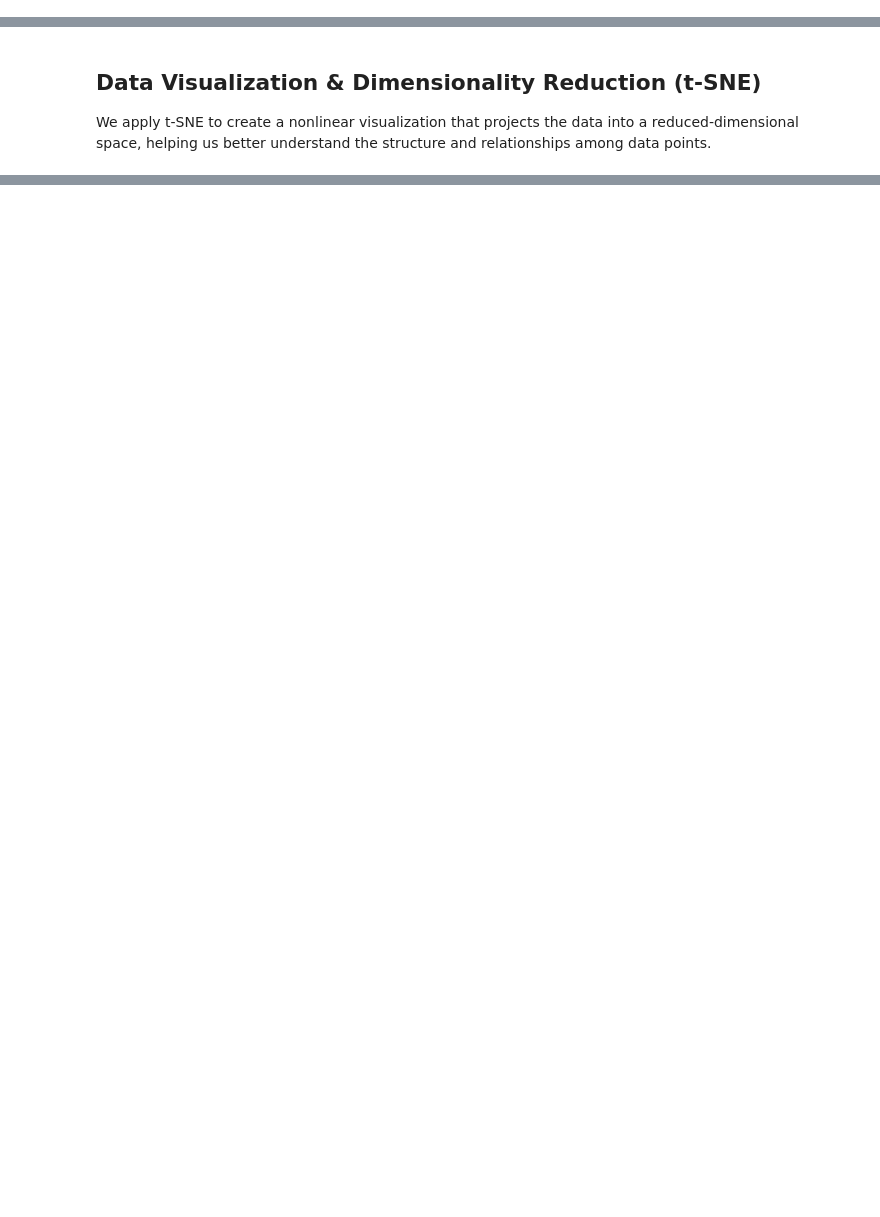
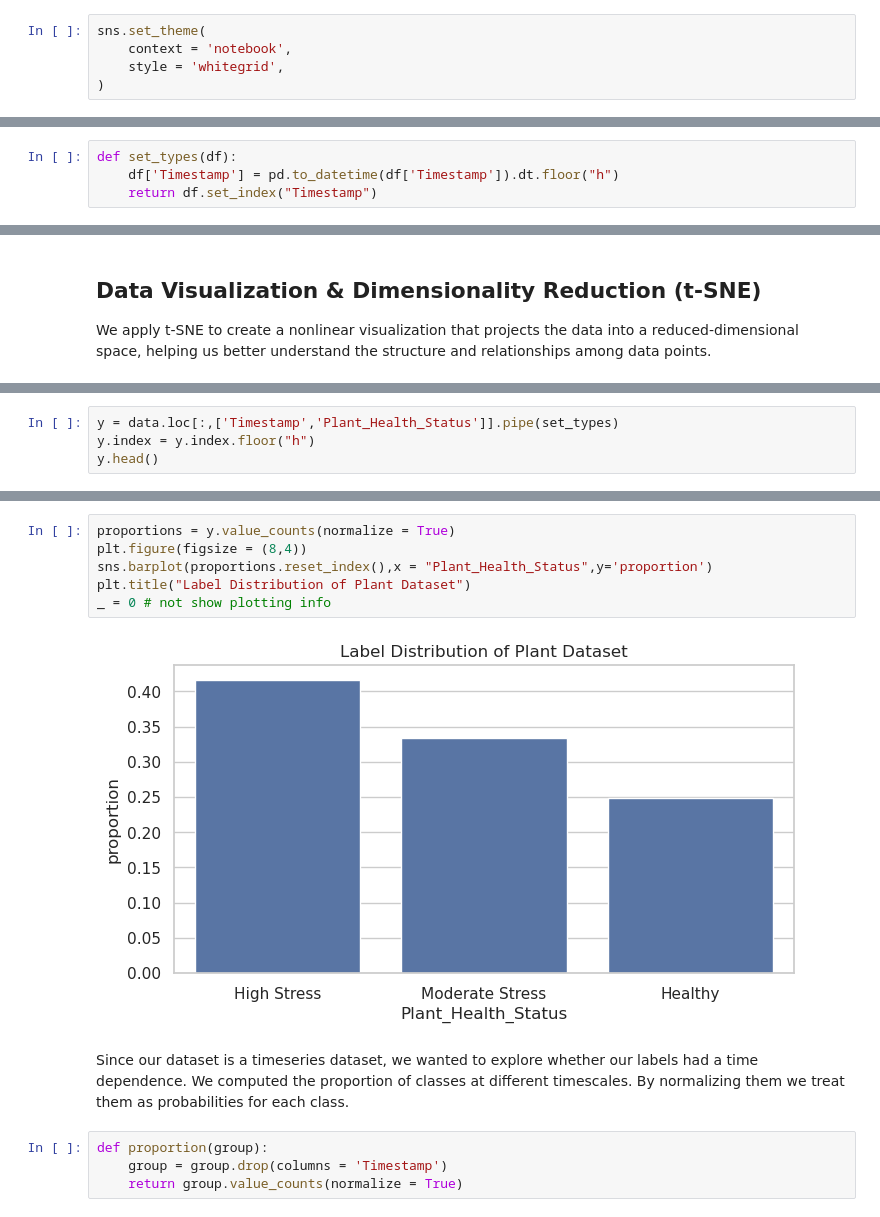
Before and after one commit to amenzies23/CMPT-459-Project, a Jupyter notebook: eda.ipynb, the cells around one changed output, grey strips where cells are left out. Cells and saved outputs as stored; diff of their text form; blank space fills up the shorter version.

Commit message:
added relationship and feature extraction to notebook

```diff
--- a/eda.ipynb
+++ b/eda.ipynb
@@ -1,3 +12,8 @@
+# %%
+sns.set_theme(
+    context = 'notebook',
+    style = 'whitegrid',
+)
 # %% [markdown]
 # Dataset
 # %% [markdown]
@@ -26,0 +96,4 @@ data_clean = data.dropna()
+# %%
+def set_types(df):
+    df['Timestamp'] = pd.to_datetime(df['Timestamp']).dt.floor("h")
+    return df.set_index("Timestamp")
@@ -60,0 +139,4 @@ plt.show()
+# %%
+y = data.loc[:,['Timestamp','Plant_Health_Status']].pipe(set_types)
+y.index = y.index.floor("h")
+y.head()
@@ -60,0 +151,14 @@ plt.show()
+# %%
+proportions = y.value_counts(normalize = True)
+plt.figure(figsize = (8,4))
+sns.barplot(proportions.reset_index(),x = "Plant_Health_Status",y='proportion')
+plt.title("Label Distribution of Plant Dataset")
+_ = 0 # not show plotting info
+# %% [output]
+[figure, added]
+# %% [markdown]
+Since our dataset is a timeseries dataset, we wanted to explore whether our labels had a time dependence. We computed the proportion of classes at different timescales.  By normalizing them we treat them as probabilities for each class.
+# %%
+def proportion(group):
+    group = group.drop(columns = 'Timestamp')
+    return group.value_counts(normalize = True)
```
Also changed, not shown: parts of 36 cells of this notebook, 3 other files.
